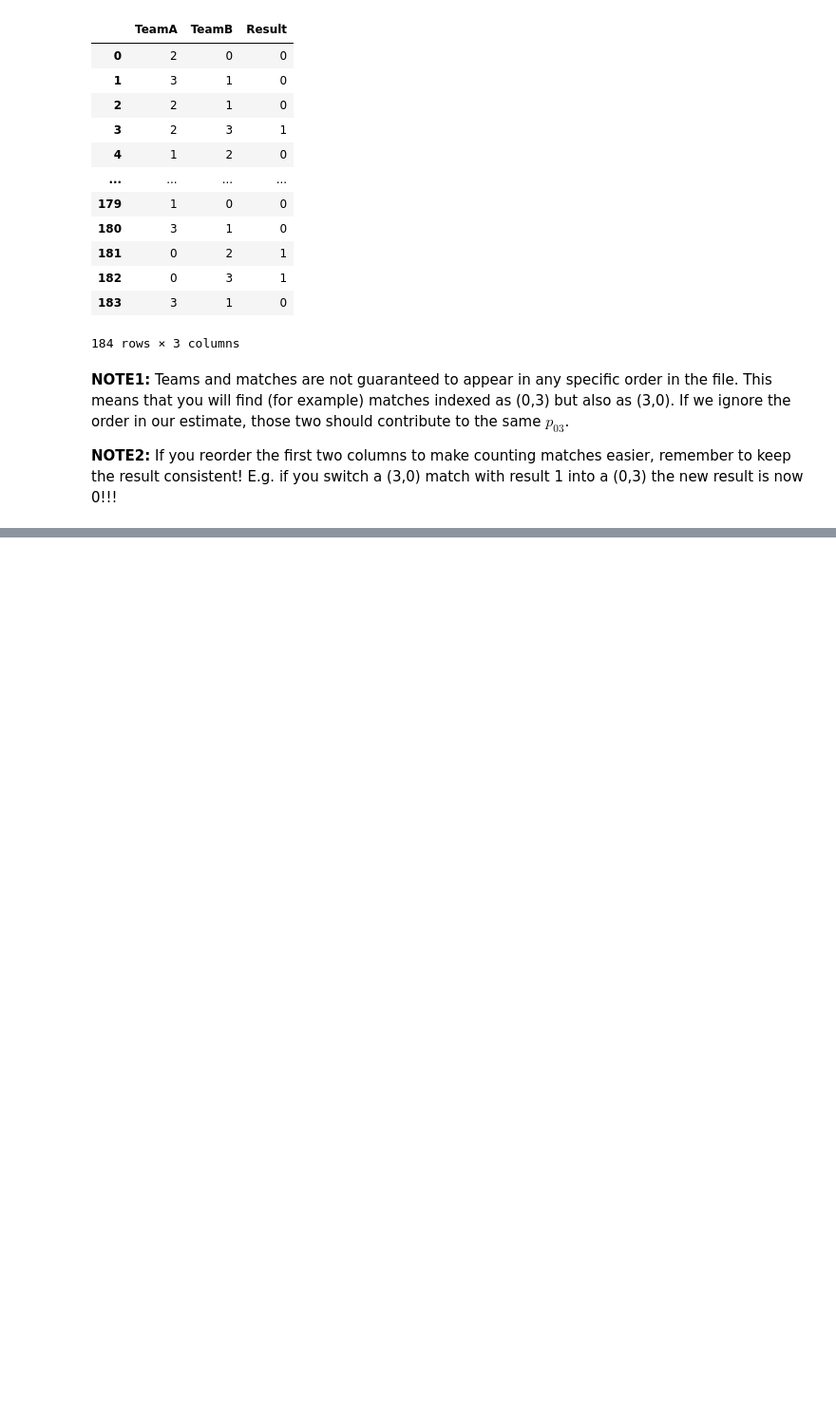
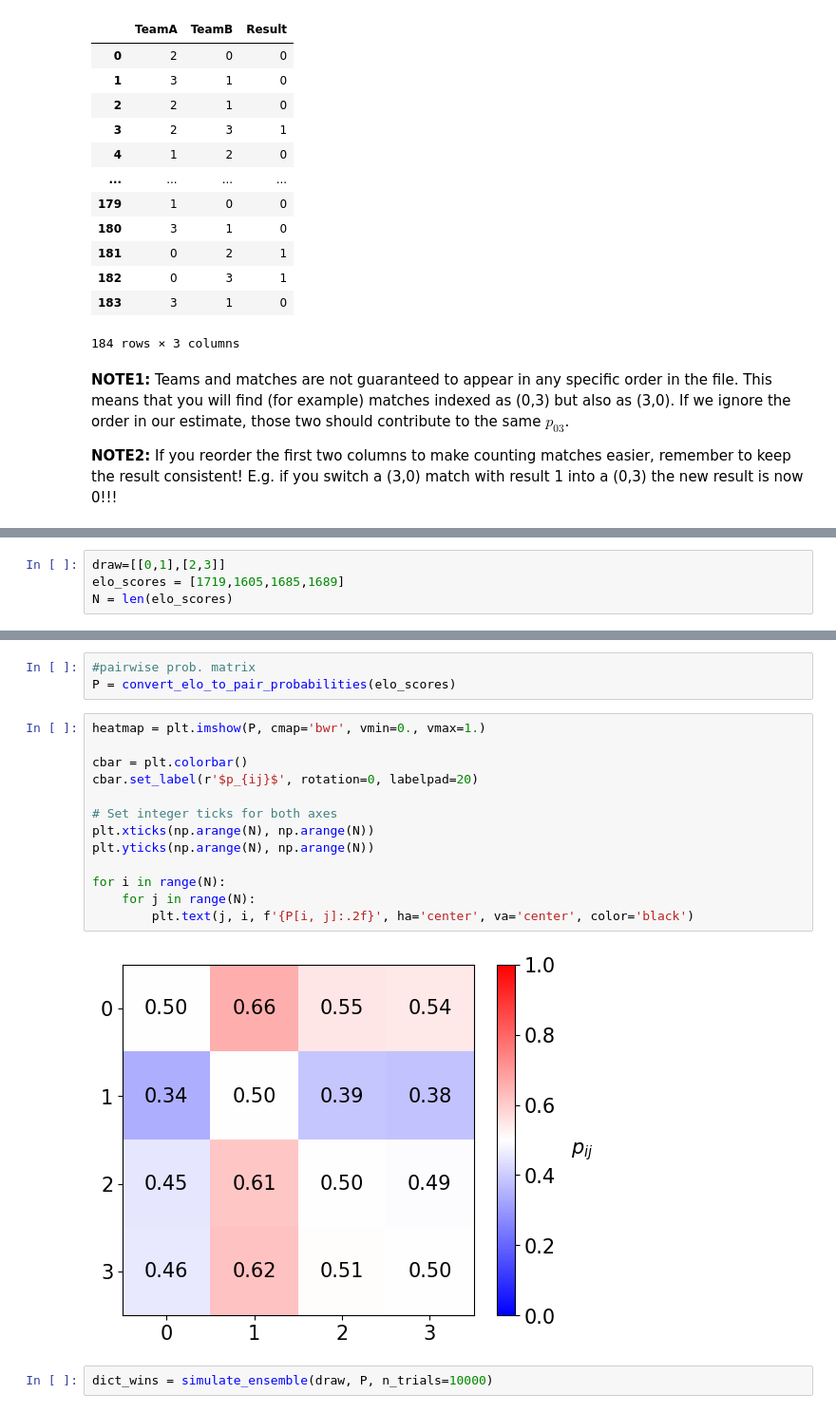
Before and after one commit to fmottes/Harvard-AM115-2024, a Jupyter notebook: [AM115 2024] Lecture 4 - Simulating Tournaments.ipynb, the cells around one changed output, grey strips where cells are left out. Shown at 95% size. Drawn from its saved outputs; the diff is of its cells as text; blank space fills up the shorter version.

```diff
--- a/[AM115 2024] Lecture 4 - Simulating Tournaments.ipynb
+++ b/[AM115 2024] Lecture 4 - Simulating Tournaments.ipynb
@@ -297,0 +314,4 @@ tournament_history
+# %%
+draw=[[0,1],[2,3]]
+elo_scores = [1719,1605,1685,1689]
+N = len(elo_scores)
@@ -297,0 +350,20 @@ tournament_history
+# %%
+#pairwise prob. matrix
+P = convert_elo_to_pair_probabilities(elo_scores)
+# %%
+heatmap = plt.imshow(P, cmap='bwr', vmin=0., vmax=1.)
+
+cbar = plt.colorbar()
+cbar.set_label(r'$p_{ij}$', rotation=0, labelpad=20)
+
+# Set integer ticks for both axes
+plt.xticks(np.arange(N), np.arange(N))
+plt.yticks(np.arange(N), np.arange(N))
+
+for i in range(N):
+    for j in range(N):
+        plt.text(j, i, f'{P[i, j]:.2f}', ha='center', va='center', color='black')
+# %% [output]
+[figure, added]
+# %%
+dict_wins = simulate_ensemble(draw, P, n_trials=10000)
```
Also changed, not shown: parts of 26 cells of this notebook.
